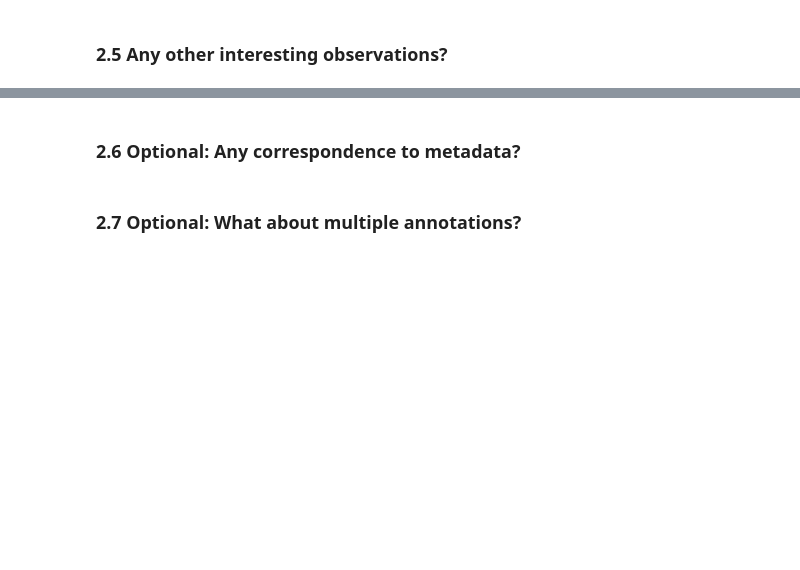
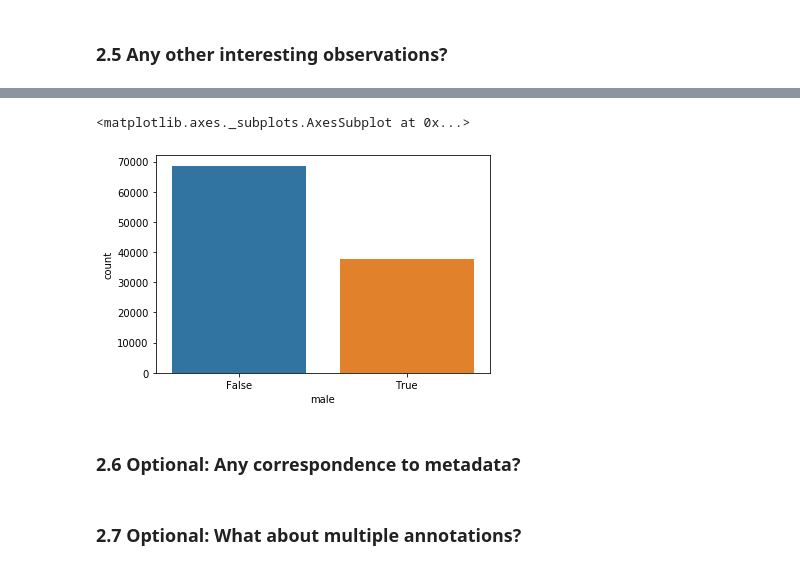
Before and after one commit to elias-gander/MLPC2020, a Jupyter notebook: MPLC2020.ipynb, the cells around one changed output, grey strips where cells are left out. Cells and saved outputs as stored; diff of their text form; code cells hidden in the pictures; blank space fills up the shorter version.

```diff
--- a/MPLC2020.ipynb
+++ b/MPLC2020.ipynb
@@ -146,3 +153,8 @@ Explained variance: [0.15912577 0.25904034 0.31623473 0.34834801 0.37911606 0.40
+# %%
+sns.countplot(x = 'male', data=data.data)
+# %% [output]
+<matplotlib.axes._subplots.AxesSubplot at 0x...>
+[figure, added]
 # %% [markdown]
 ### 2.6 Optional: Any correspondence to metadata?
 # %%
```
Also changed, not shown: parts of 8 cells of this notebook, 2 other files.
